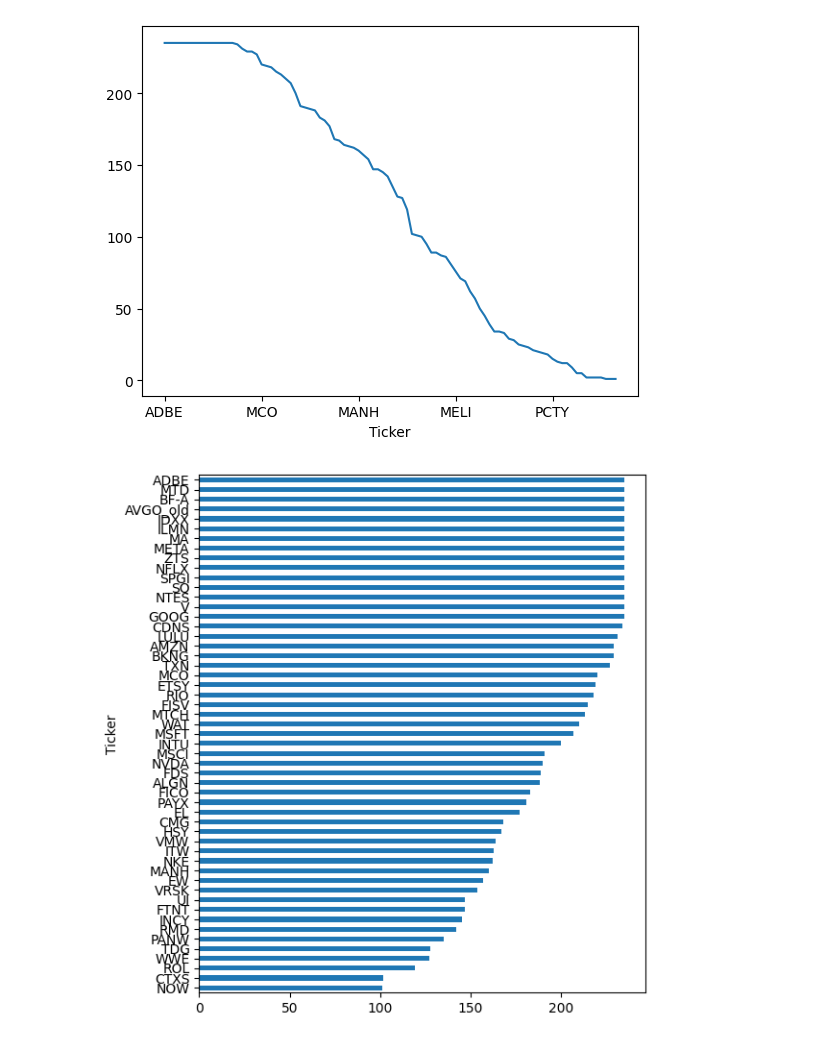
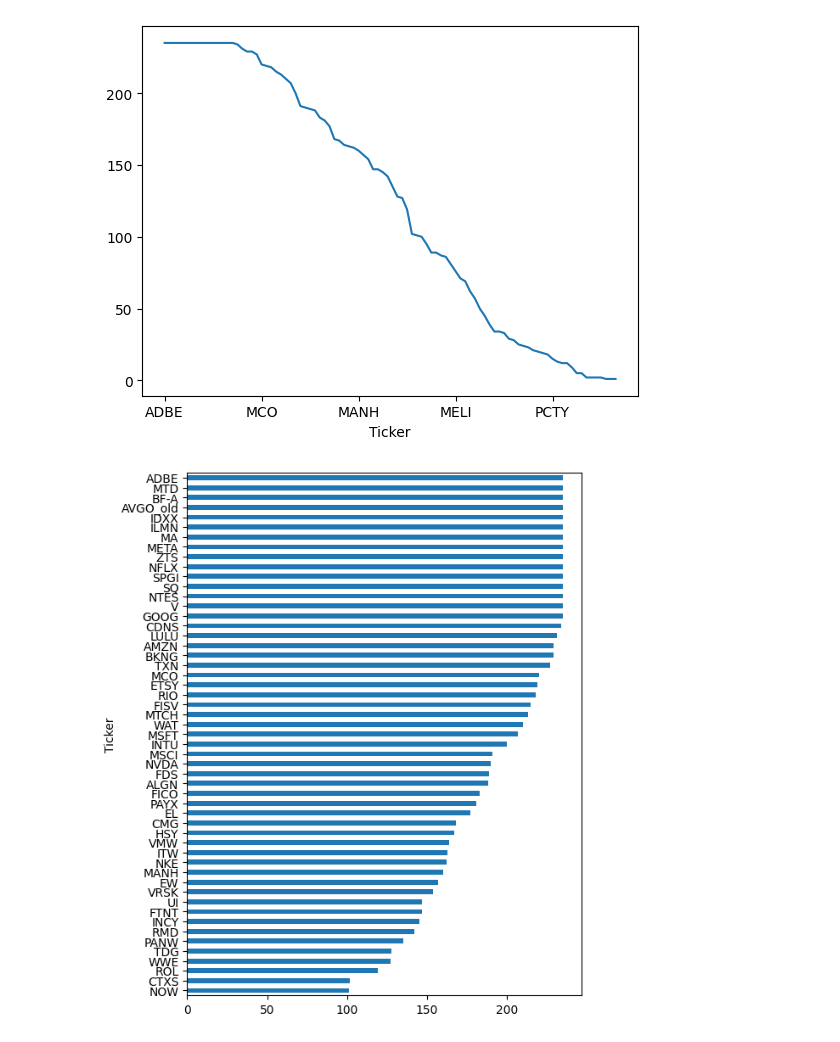
Before and after one commit to dllllb/finexp, a Jupyter notebook: basepred.ipynb, the cells around one changed output. Drawn from its saved outputs; the diff is of its cells as text; code cells hidden in the pictures.

Commit message:
scatter++

```diff
--- a/basepred.ipynb
+++ b/basepred.ipynb
@@ -141,9 +149,9 @@ cnt.plot();
 # %% [output]
 [figure]
 # %%
-cnt[cnt > 100].sort_values().plot(kind='barh', figsize=(6,7));
+cnt[cnt > 100].sort_values().plot.barh(figsize=(6,8));
 # %% [output]
-[figure, old version]
+[figure, new version]
 # %%
 import shap
 
```
Also changed, not shown: parts of 7 cells of this notebook.
